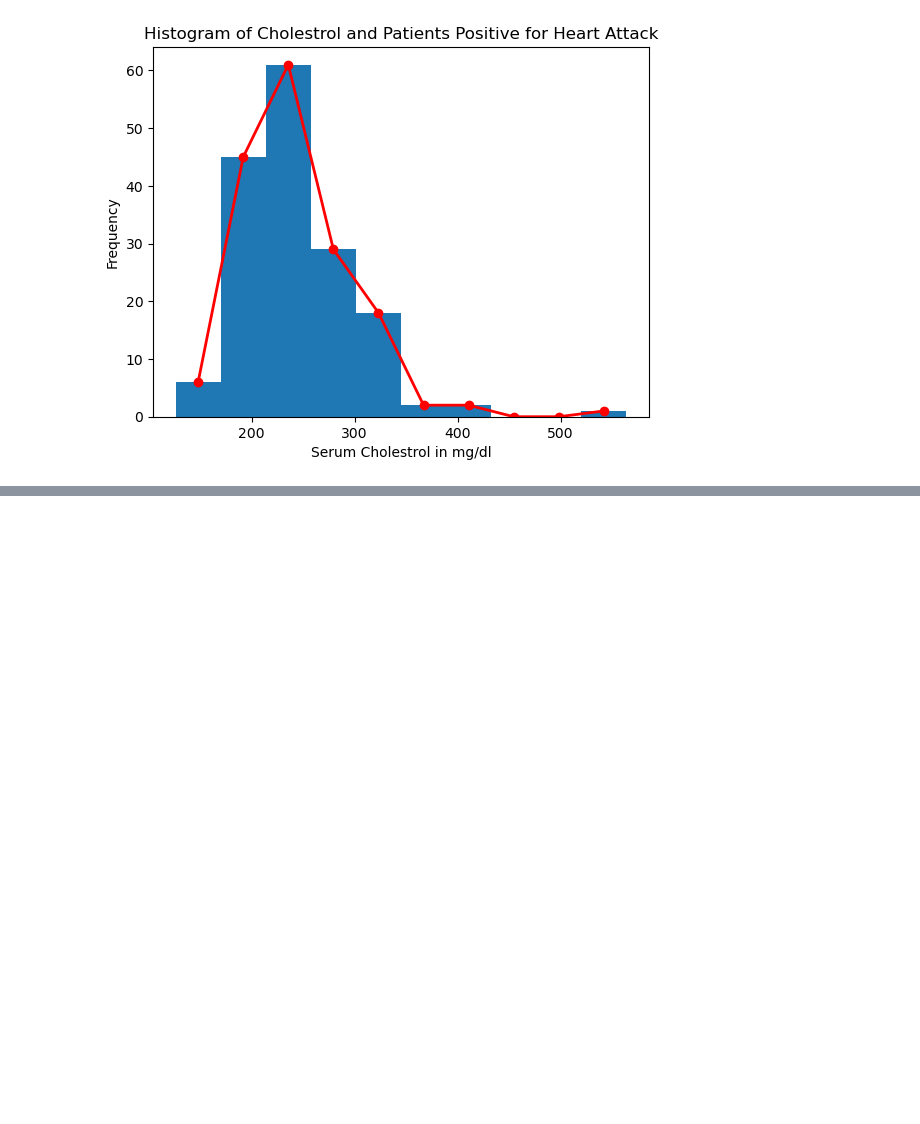
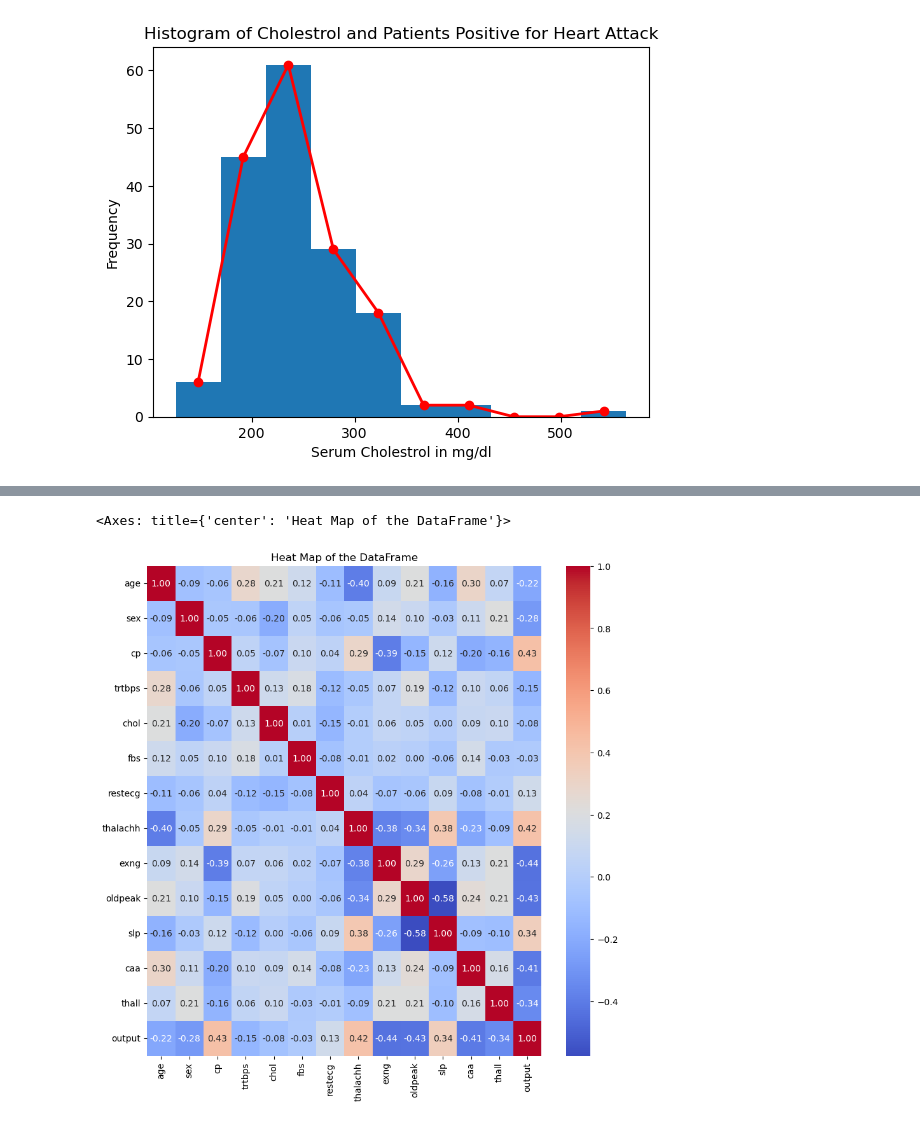
Before and after one commit to Lfg2st/CardioGuardian, a Jupyter notebook: main.ipynb, the cells around one changed output, grey strips where cells are left out. Saved outputs shown, nothing was run; the diff lists cells and outputs as text; code cells hidden in the pictures; blank space fills up the shorter version.

```diff
--- a/main.ipynb
+++ b/main.ipynb
@@ -418,0 +468,11 @@ Text(0.5, 0, 'Serum Cholestrol in mg/dl')
+# %%
+# plotting the correlation matrix
+
+correlation_matrix = df.corr()
+plt.figure(figsize = (10, 10))
+plt.title('Heat Map of the DataFrame')
+sns.heatmap(correlation_matrix, annot=True, cmap='coolwarm', fmt=".2f")
+# plt.savefig('visualisations/corr_heatmap.jpeg') # commented to remove save at the time of runtime
+# %% [output]
+<Axes: title={'center': 'Heat Map of the DataFrame'}>
+[figure, added]
```
Also changed, not shown: parts of 22 cells of this notebook, 5 other files.
